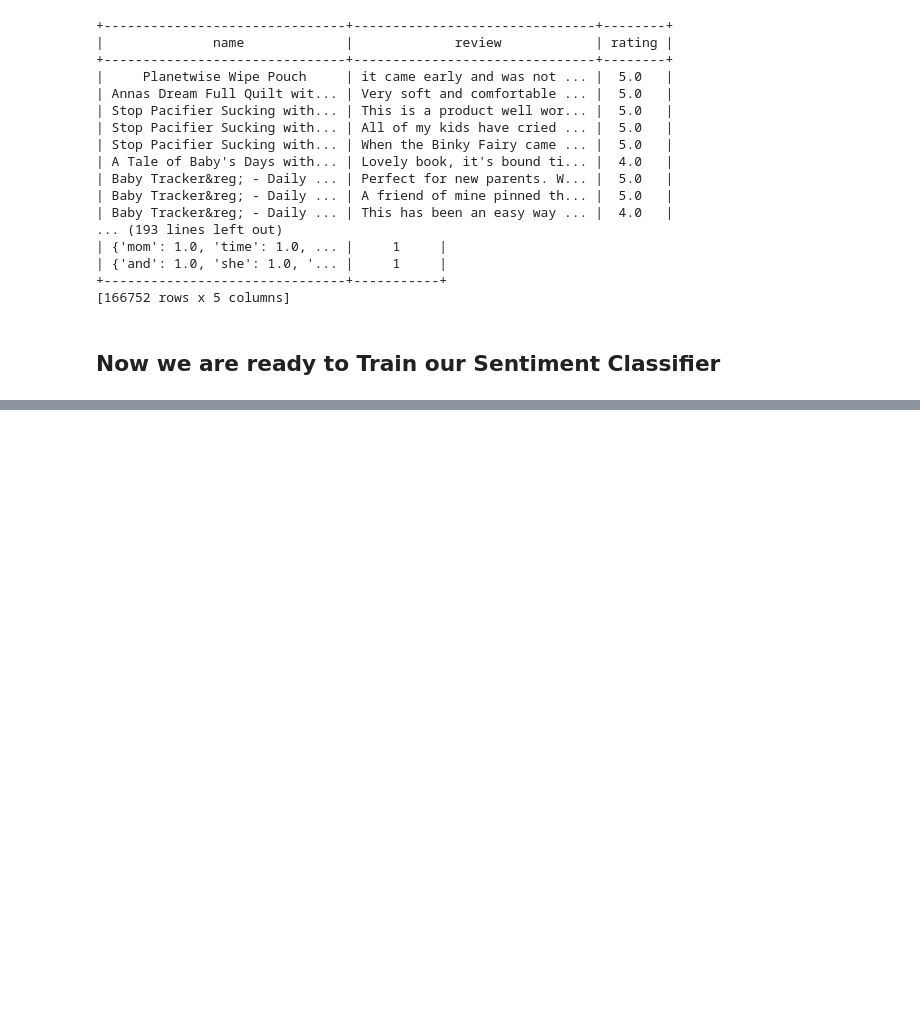
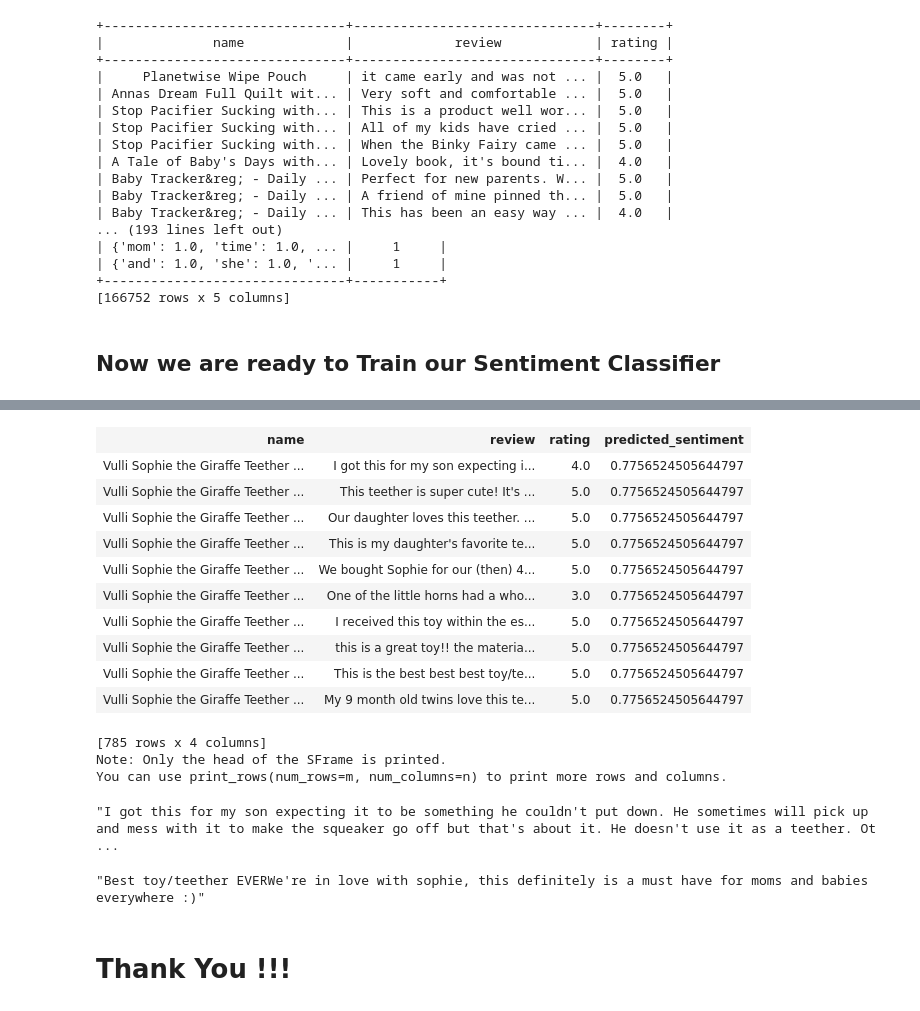
Before and after one commit to Namangarg110/Sentiment_Analysis, a Jupyter notebook: Sentiment_Analysis.ipynb, the cells around one changed output, grey strips where cells are left out. Saved outputs shown, nothing was run; the diff lists cells and outputs as text; code cells hidden in the pictures; blank space fills up the shorter version.

```diff
--- a/Sentiment_Analysis.ipynb
+++ b/Sentiment_Analysis.ipynb
@@ -177,0 +320,32 @@ products.print_rows(100,5) # so here positive sentiments are represented by 1 an
+# %%
+giraffe_teether['predicted_sentiment']= Sentiment_Model.predict(giraffe_teether,
+                                                                output_type = 'probability')
+# %%
+giraffe_teether = giraffe_teether.sort('predicted_sentiment',ascending=True)
+# %%
+giraffe_teether
+# %% [output]
+| name | review | rating | predicted_sentiment |
+| Vulli Sophie the Giraffe Teether ... | I got this for my son expecting i... | 4.0 | 0.7756524505644797 |
+| Vulli Sophie the Giraffe Teether ... | This teether is super cute! It's ... | 5.0 | 0.7756524505644797 |
+| Vulli Sophie the Giraffe Teether ... | Our daughter loves this teether. ... | 5.0 | 0.7756524505644797 |
+| Vulli Sophie the Giraffe Teether ... | This is my daughter's favorite te... | 5.0 | 0.7756524505644797 |
+| Vulli Sophie the Giraffe Teether ... | We bought Sophie for our (then) 4... | 5.0 | 0.7756524505644797 |
+| Vulli Sophie the Giraffe Teether ... | One of the little horns had a who... | 3.0 | 0.7756524505644797 |
+| Vulli Sophie the Giraffe Teether ... | I received this toy within the es... | 5.0 | 0.7756524505644797 |
+| Vulli Sophie the Giraffe Teether ... | this is a great toy!! the materia... | 5.0 | 0.7756524505644797 |
+| Vulli Sophie the Giraffe Teether ... | This is the best best best toy/te... | 5.0 | 0.7756524505644797 |
+| Vulli Sophie the Giraffe Teether ... | My 9 month old twins love this te... | 5.0 | 0.7756524505644797 |
+[785 rows x 4 columns]
+Note: Only the head of the SFrame is printed.
+You can use print_rows(num_rows=m, num_columns=n) to print more rows and columns.
+# %%
+giraffe_teether[0]['review'] #MOST-VE
+# %% [output]
+"I got this for my son expecting it to be something he couldn't put down. He sometimes will pick up and mess with it to make the squeaker go off but that's about it. He doesn't use it as a teether. Ot ...
+# %%
+giraffe_teether[-1]['review'] #MOST +VE
+# %% [output]
+"Best toy/teether EVERWe're in love with sophie, this definitely is a must have for moms and babies everywhere :)"
+# %% [markdown]
+# Thank You !!!
```
Also changed, not shown: parts of 18 cells of this notebook.
